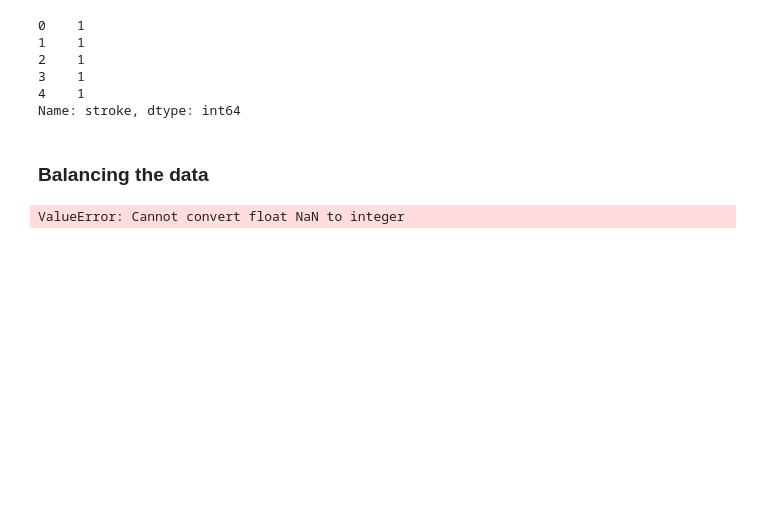
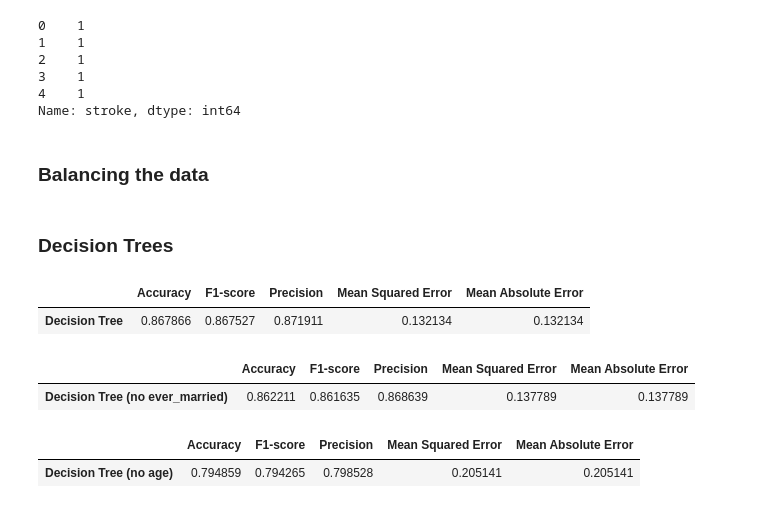
Before and after one commit to danodoms/Classification-Models-Evaluation, a Jupyter notebook: final exam.ipynb, the cells around one changed output. Cells and saved outputs as stored; diff of their text form; code cells hidden in the pictures; blank space fills up the shorter version.

```diff
--- a/final exam.ipynb
+++ b/final exam.ipynb
@@ -340,5 +340,23 @@ x_smote, y_smote = balance_data(x, y)
 # X with feature selection
 x_smote_noEverMarried = x_smote.drop(['ever_married'], axis=1)
 x_smote_noAge = x_smote.drop(['age'], axis=1)
+x_smote_noGender = x_smote.drop(['gender'], axis=1)
-# %% [output]
-ValueError: Cannot convert float NaN to integer
+# %% [markdown]
+### **Decision Trees**
+# %%
+decision_tree_model = DecisionTreeClassifier(random_state=42);
+
+tabulize_model_results(decision_tree_model, "Decision Tree", x_smote, y_smote )
+# %% [output]
+|  | Accuracy | F1-score | Precision | Mean Squared Error | Mean Absolute Error |
+| Decision Tree | 0.867866 | 0.867527 | 0.871911 | 0.132134 | 0.132134 |
+# %%
+tabulize_model_results(decision_tree_model, "Decision Tree (no ever_married)", x_smote_noEverMarried, y_smote )
+# %% [output]
+|  | Accuracy | F1-score | Precision | Mean Squared Error | Mean Absolute Error |
+| Decision Tree (no ever_married) | 0.862211 | 0.861635 | 0.868639 | 0.137789 | 0.137789 |
+# %%
+tabulize_model_results(decision_tree_model, "Decision Tree (no age)", x_smote_noAge, y_smote )
+# %% [output]
+|  | Accuracy | F1-score | Precision | Mean Squared Error | Mean Absolute Error |
+| Decision Tree (no age) | 0.794859 | 0.794265 | 0.798528 | 0.205141 | 0.205141 |
```
Also changed, not shown: parts of 13 cells of this notebook.
